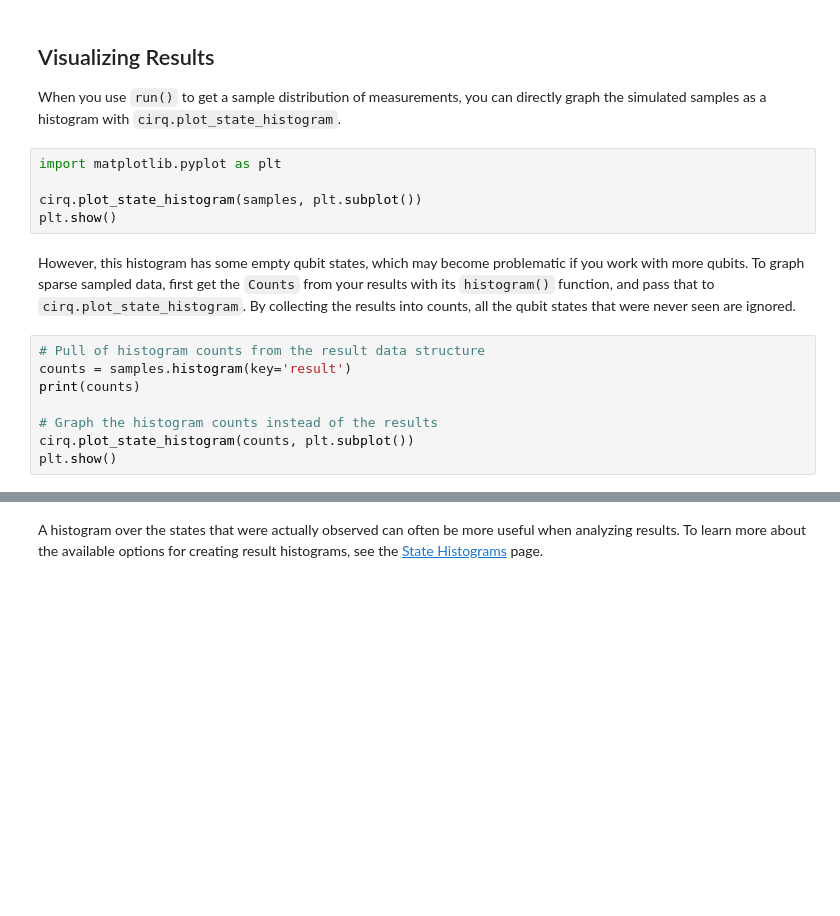
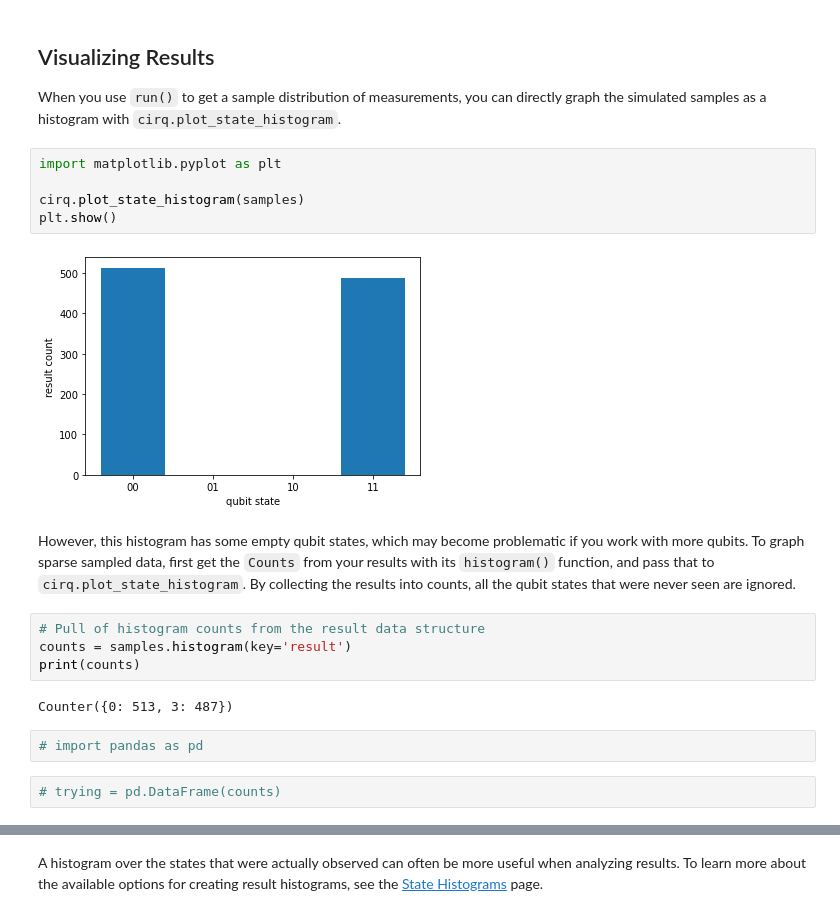
Before and after one commit to hinzle/cirq-exercises, a Jupyter notebook: basics.ipynb, the cells around one changed output, grey strips where cells are left out. Cells and saved outputs as stored; diff of their text form; blank space fills up the shorter version.

```diff
--- a/basics.ipynb
+++ b/basics.ipynb
@@ -293,15 +399,19 @@ When you use `run()` to get a sample distribution of measurements, you can direc
 # %%
 import matplotlib.pyplot as plt
 
-cirq.plot_state_histogram(samples, plt.subplot())
+cirq.plot_state_histogram(samples)
 plt.show()
+# %% [output]
+[figure, added]
 # %% [markdown]
 However, this histogram has some empty qubit states, which may become problematic if you work with more qubits. To graph sparse sampled data, first get the `Counts` from your results with its `histogram()` function, and pass that to `cirq.plot_state_histogram`. By collecting the results into counts, all the qubit states that were never seen are ignored.
 # %%
 # Pull of histogram counts from the result data structure
 counts = samples.histogram(key='result')
 print(counts)
-
-# Graph the histogram counts instead of the results
-cirq.plot_state_histogram(counts, plt.subplot())
-plt.show()
+# %% [output]
+Counter({0: 513, 3: 487})
+# %%
+# import pandas as pd
+# %%
+# trying = pd.DataFrame(counts)
```
Also changed, not shown: parts of 29 cells of this notebook.
